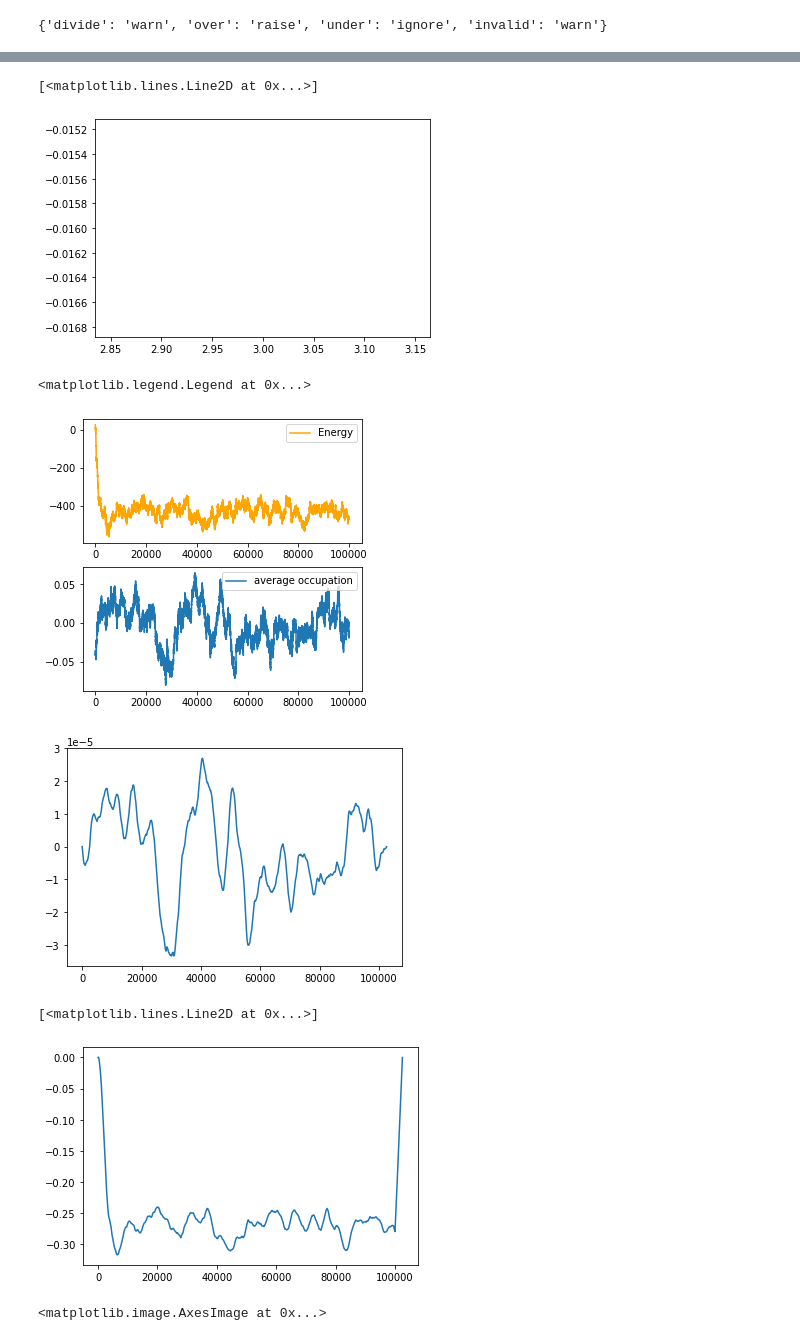
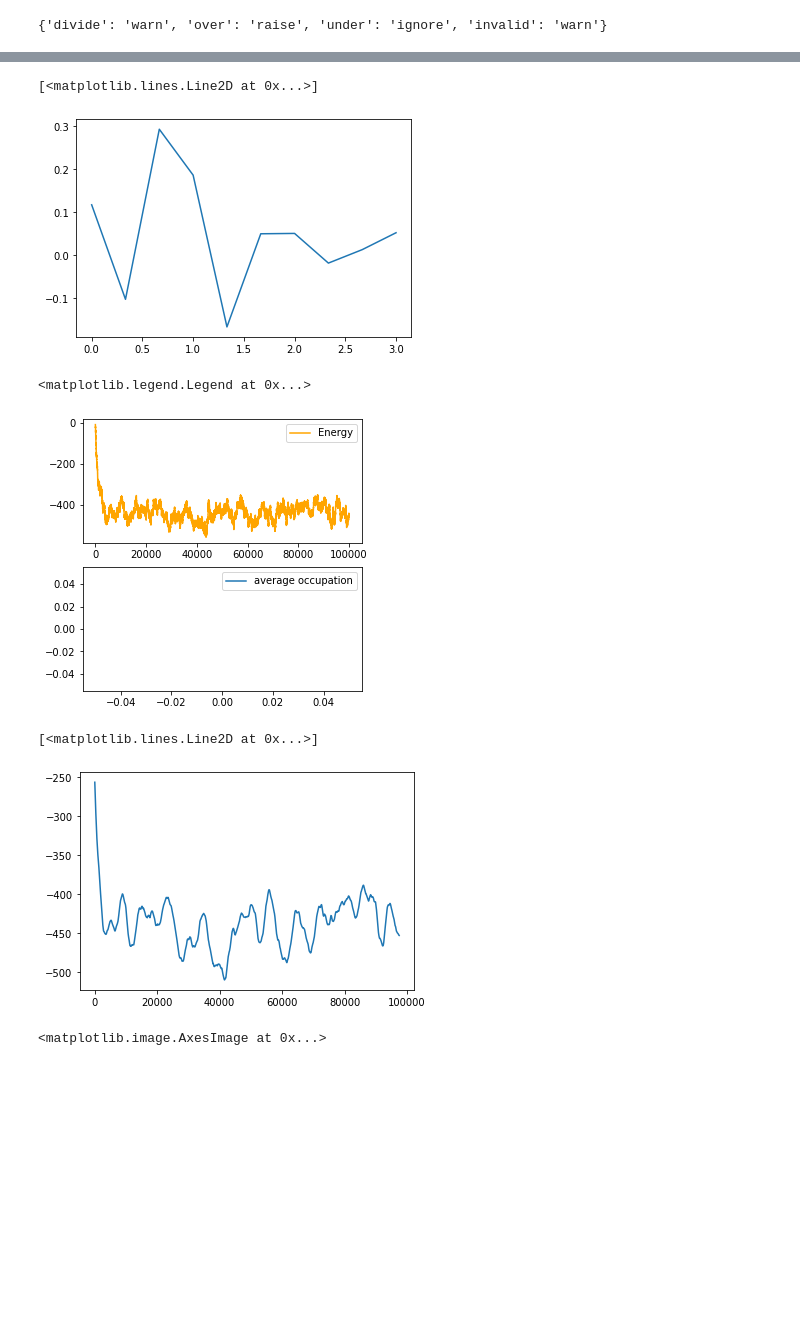
Before and after one commit to danlkv/ising_model, a Jupyter notebook: syntesis/Ising metropolis.ipynb, the cells around one changed output, grey strips where cells are left out. Cells and saved outputs as stored; diff of their text form; code cells hidden in the pictures; blank space fills up the shorter version.

Commit message:
Improve speed using line_profiler

```diff
--- a/syntesis/Ising metropolis.ipynb
+++ b/syntesis/Ising metropolis.ipynb
@@ -17,15 +17,15 @@ def adjacent_indices_torus(idx, N):
     i, j = idx
     return [
         ((i+1)%N, j),
-        ((i-1)%N, j),
+        ((i-1), j),
         (i, (j+1)%N),
-        (i, (j-1)%N),
+        (i, (j-1)),
     ]
 
-def simulate_ising(grid, beta, J, mu):
+#@profile
+def simulate_ising(grid, beta, J, mu, steps=int(1e5)):
     # This is not efficient, but is clear to read
     E = 0
-    e_0 = 30
     for i in range(N):
         for j in range(N):
             adj_ = adjacent_indices_torus((i,j), N)
@@ -35,24 +35,25 @@ def simulate_ising(grid, beta, J, mu):
     averages = []
     energies = []
     print('Starting energy', E)
-    for n in range(int(1e5)):
-        averages.append(np.mean(grid))
+    randix = (np.random.randint(0, N, size=(steps,2)))
+    for n in range(steps):
+        #averages.append(np.mean(grid))
         energies.append(E)
-        i, j = (np.random.randint(0, N, size=(2,)))
-        x = grid[i, j]
-        grid[i, j] = - x
+        i,j = randix[n]
+        x = grid[i,j]
         adj_ = adjacent_indices_torus((i,j), N)
-        dE = sum(-J*x*grid[ix] for ix in adj_)
-        dE += -mu*x
-        dE = -2*dE
+        dE = J*x*sum(grid[ix] for ix in adj_) + mu*x
+        dE *= 2
 
-        accept_p = min(1, np.exp(-beta*dE))
+        if dE < 0:
+            grid[i, j] = - x
+            E = E + dE
+            continue
 
+        accept_p = np.exp(-beta*dE)
         if accept_p>np.random.rand():
+            grid[i, j] = - x
             E = E + dE
-        else:
-            #reset it back
-            grid[i, j] = x
     return grid, averages, energies
 
 adjacent_indices_torus((1, 20), 20)
@@ -75,14 +76,14 @@ grid = -1 + 2*grid
 J = 0.5
 mu = 0
 
-temps = np.linspace(3, 3, 1)
+temps = np.linspace(0, 3, 10)
 averages_b = []
 for T in temps:
     beta = 1/T
     grid = np.random.randint(low=0, high=2, size=(N, N))
     #grid = np.ones((N,N))
     grid = -1 + 2*grid
-    _, averages, energies = simulate_ising(grid, beta, J, mu)
+    grid, averages, energies = simulate_ising(grid, beta, J, mu, steps=N**2*100)
     plt.plot(energies)
-    averages_b.append(averages[-1])
+    averages_b.append(np.mean(grid))
 # %% [output]
@@ -92,7 +102,7 @@ Starting energy 28.0
 plt.plot(temps, averages_b)
 # %% [output]
 [<matplotlib.lines.Line2D at 0x...>]
-[figure, old version]
+[figure, new version]
 # %%
 fig, axs = plt.subplots(2,1, figsize=(5,5))
 plt.plot(averages, label='average occupation')
@@ -102,15 +112,12 @@ plt.plot(energies, label='Energy', color='orange')
 plt.legend()
 # %% [output]
 <matplotlib.legend.Legend at 0x...>
-[figure, old version]
+[figure, new version]
 # %%
-plt.plot(np.convolve(averages, np.ones((N**2,))/n**2))
-plt.show()
-plt.plot(np.convolve(energies, np.ones((N**2,))/n**2))
+plt.plot(np.convolve(energies, np.ones((N**2,))/N**2, mode='valid'))
 # %% [output]
+[<matplotlib.lines.Line2D at 0x...>]
-[figure, old version]
+[figure, new version]
-[<matplotlib.lines.Line2D at 0x...>]
-[figure, removed]
 # %%
 plt.imshow(grid)
 # %% [output]
```
Also changed, not shown: parts of 2 cells of this notebook, 2 other files.
